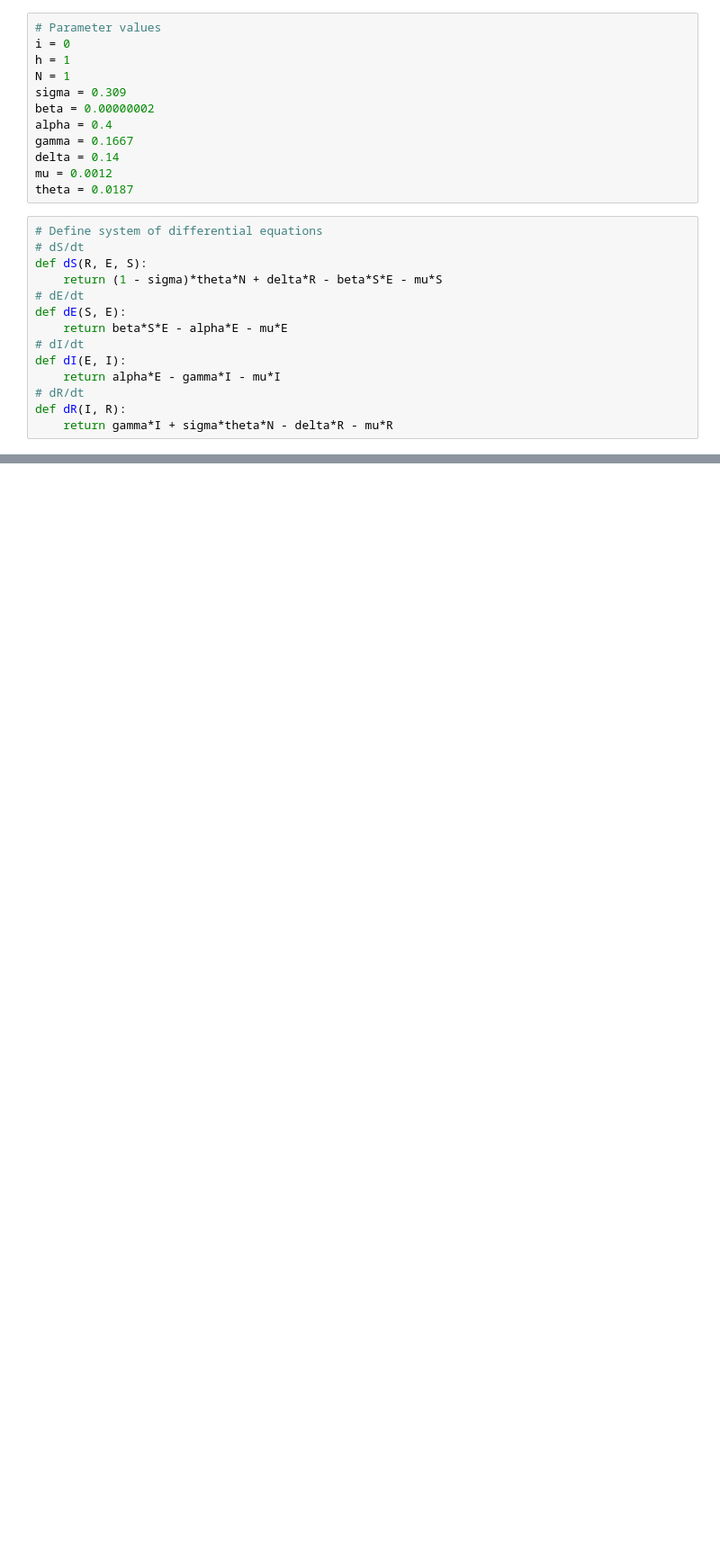
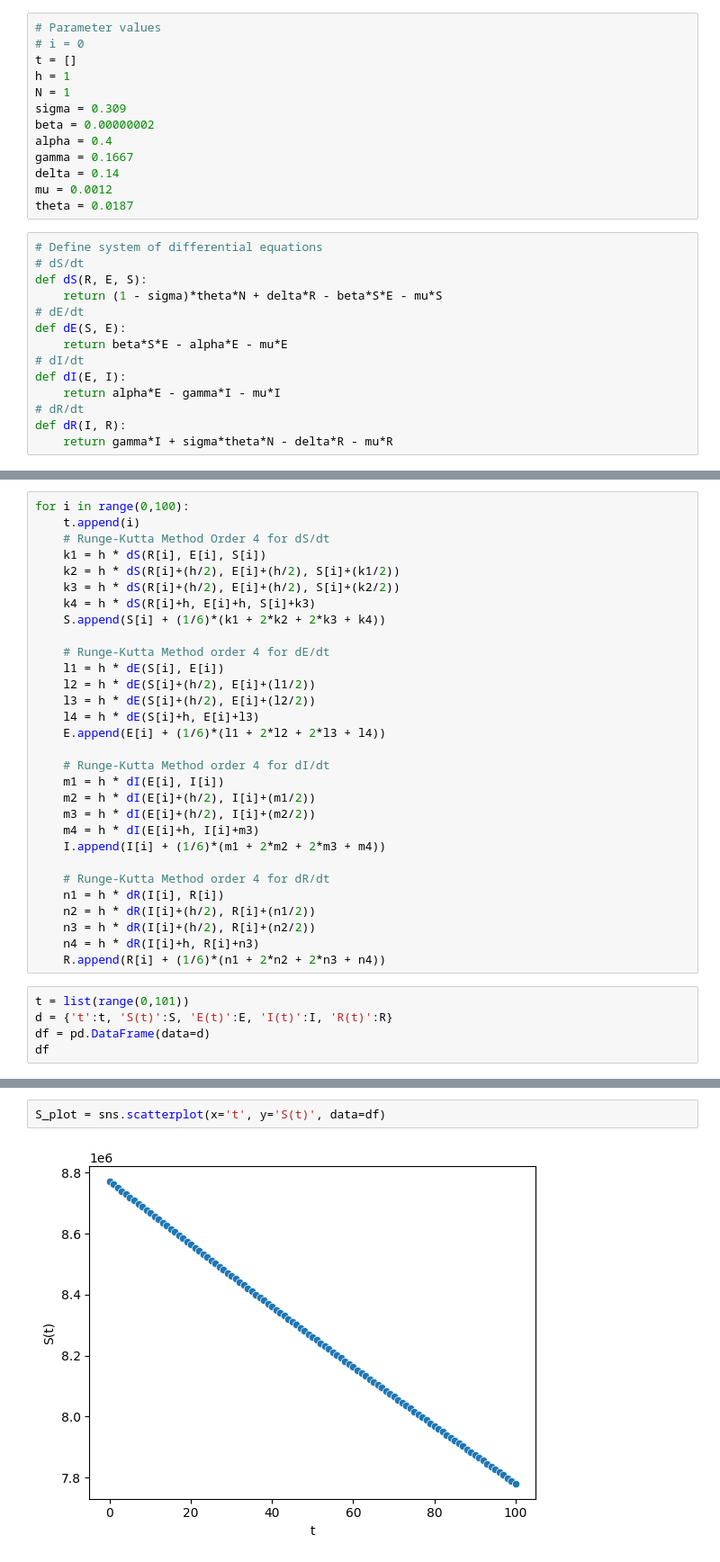
Before and after one commit to ZacG1t/SEIRS_model_RK4, a Jupyter notebook: SEIRS_model.ipynb, the cells around one changed output, grey strips where cells are left out. Shown at 90% size. Saved outputs shown, nothing was run; the diff lists cells and outputs as text; blank space fills up the shorter version.

Commit message:
added graphs for each equation

```diff
--- a/SEIRS_model.ipynb
+++ b/SEIRS_model.ipynb
@@ -21,7 +22,8 @@ I.append(37)        # No of population infected with Rubella
 R.append(30)         # No of population recovered from Rubella
 # %%
 # Parameter values
-i = 0
+# i = 0
+t = []
 h = 1
 N = 1
 sigma = 0.309
@@ -95,0 +50,35 @@ R [30, 31.886655124667417]
+# %%
+for i in range(0,100):
+    t.append(i)
+    # Runge-Kutta Method Order 4 for dS/dt
+    k1 = h * dS(R[i], E[i], S[i])
+    k2 = h * dS(R[i]+(h/2), E[i]+(h/2), S[i]+(k1/2))
+    k3 = h * dS(R[i]+(h/2), E[i]+(h/2), S[i]+(k2/2))
+    k4 = h * dS(R[i]+h, E[i]+h, S[i]+k3)
+    S.append(S[i] + (1/6)*(k1 + 2*k2 + 2*k3 + k4))
+
+    # Runge-Kutta Method order 4 for dE/dt
+    l1 = h * dE(S[i], E[i])
+    l2 = h * dE(S[i]+(h/2), E[i]+(l1/2))
+    l3 = h * dE(S[i]+(h/2), E[i]+(l2/2))
+    l4 = h * dE(S[i]+h, E[i]+l3)
+    E.append(E[i] + (1/6)*(l1 + 2*l2 + 2*l3 + l4))
+
+    # Runge-Kutta Method order 4 for dI/dt
+    m1 = h * dI(E[i], I[i])
+    m2 = h * dI(E[i]+(h/2), I[i]+(m1/2))
+    m3 = h * dI(E[i]+(h/2), I[i]+(m2/2))
+    m4 = h * dI(E[i]+h, I[i]+m3)
+    I.append(I[i] + (1/6)*(m1 + 2*m2 + 2*m3 + m4))
+
+    # Runge-Kutta Method order 4 for dR/dt
+    n1 = h * dR(I[i], R[i])
+    n2 = h * dR(I[i]+(h/2), R[i]+(n1/2))
+    n3 = h * dR(I[i]+(h/2), R[i]+(n2/2))
+    n4 = h * dR(I[i]+h, R[i]+n3)
+    R.append(R[i] + (1/6)*(n1 + 2*n2 + 2*n3 + n4))
+# %%
+t = list(range(0,101))
+d = {'t':t, 'S(t)':S, 'E(t)':E, 'I(t)':I, 'R(t)':R}
+df = pd.DataFrame(data=d)
+df
@@ -95,0 +99,4 @@ R [30, 31.886655124667417]
+# %%
+S_plot = sns.scatterplot(x='t', y='S(t)', data=df)
+# %% [output]
+[figure, added]
```
Also changed, not shown: parts of 10 cells of this notebook.
